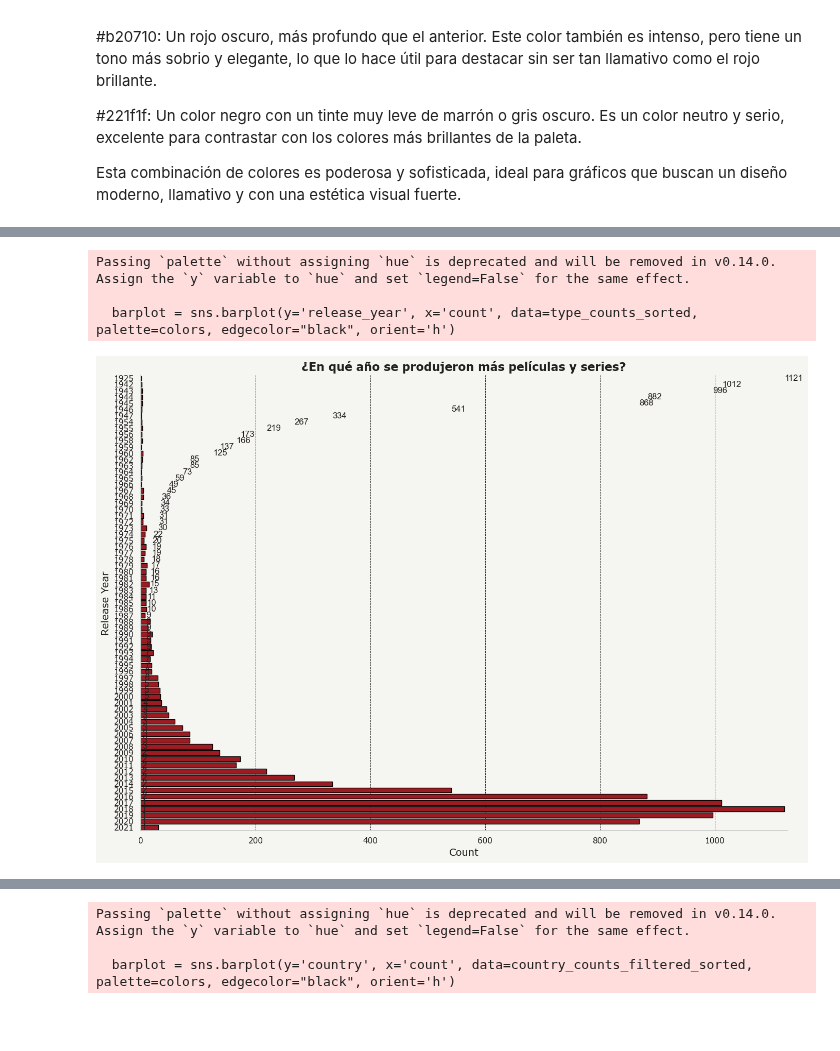
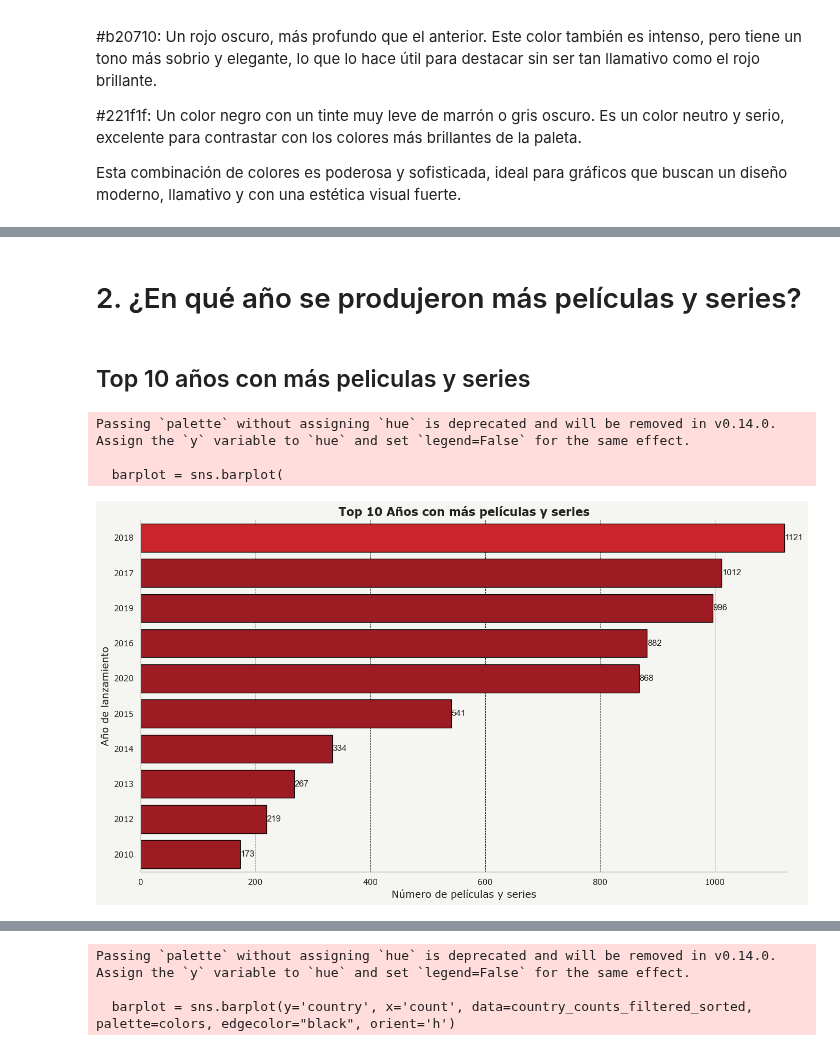
Before and after one commit to phobbins/AnalisisDatos, a Jupyter notebook: Practico 2/practico2.ipynb, the cells around one changed output, grey strips where cells are left out. Drawn from its saved outputs; the diff is of its cells as text; code cells hidden in the pictures; blank space fills up the shorter version.

```diff
--- a/Practico 2/practico2.ipynb
+++ b/Practico 2/practico2.ipynb
@@ -98,7 +98,8 @@ Passing `palette` without assigning `hue` is deprecated and will be removed in v
+# %% [markdown]
+# 2. ¿En qué año se produjeron más películas y series?
+# %% [markdown]
+## Top 10 años con más peliculas y series
 # %%
-import matplotlib.pyplot as plt
-import seaborn as sns
-import pandas as pd
 
 # Definir colores personalizados
 bright_red = '#e50914'  # Rojo brillante para la barra más grande
@@ -108,49 +109,61 @@ text_color = '#221f1f'  # Color de las letras negro
 
 plt.rcParams['font.family'] = 'Verdana'  # Asegúrate de que esta fuente esté instalada
 
-# Contar las ocurrencias y ordenar
-type_counts = df['release_year'].value_counts().reset_index()
-type_counts.columns = ['release_year', 'count']
-type_counts_sorted = type_counts.sort_values(by='count', ascending=False)
+# Contar el número de películas por año
+year_counts = df['release_year'].value_counts().reset_index()
+year_counts.columns = ['release_year', 'count']
 
-# Crear la paleta de colores para las barras
-colors = [bright_red if i == 0 else dark_red for i in range(len(type_counts_sorted))]
+# Ordenar por el número de películas y obtener los 10 años con más películas
+year_counts_sorted = year_counts.sort_values(by='count', ascending=False).head(10)
 
-# Configurar el fondo y las letras
-plt.figure(figsize=(14, 10), facecolor=background_color)
+# Aplicar el color rojo brillante al año con más películas
+max_count = year_counts_sorted['count'].max()
+
+# Crear paleta de colores donde el año con más películas tiene el color rojo brillante
+colors = [bright_red if count == max_count else dark_red for count in year_counts_sorted['count']]
+
+# Crear el gráfico de barras
+plt.figure(figsize=(14, 8), facecolor=background_color)
 plt.gca().set_facecolor(background_color)
 sns.set(style="whitegrid", rc={"axes.facecolor": background_color})
 
-# Crear el gráfico de barras horizontales
-barplot = sns.barplot(y='release_year', x='count', data=type_counts_sorted, palette=colors, edgecolor="black", orient='h')
+# Graficar las barras, utilizando `order` para asegurar que respete el orden del DataFrame
+barplot = sns.barplot(
+    y='release_year',
+    x='count',
+    data=year_counts_sorted,
+    palette=colors,
+    edgecolor="black",
+    orient='h',
+    order=year_counts_sorted['release_year']  # Asegura el orden en el gráfico
+)
 
-# Cambiar color de las letras
-barplot.set_xlabel('Count', fontsize=14, color=text_color)
-barplot.set_ylabel('Release Year', fontsize=14, color=text_color)
-barplot.set_title('¿En qué año se produjeron más películas y series?', fontsize=16, fontweight='bold', color=text_color)
+# Personalizar etiquetas y título
+barplot.set_xlabel('Número de películas y series', fontsize=14, color=text_color)
+barplot.set_ylabel('Año de lanzamiento', fontsize=14, color=text_color)
+barplot.set_title('Top 10 Años con más películas y series', fontsize=16, fontweight='bold', color=text_color)
 barplot.tick_params(axis='x', colors=text_color)
 barplot.tick_params(axis='y', colors=text_color)
 
 # Añadir etiquetas de valor al final de las barras
-for index, value in enumerate(type_counts_sorted['count']):
+for index, value in enumerate(year_counts_sorted['count']):
     plt.text(value + 0.5, index, f'{value}', va='center', fontsize=12, color=text_color, ha='left')
 
 # Añadir un margen al final de las barras
-plt.xlim(0, type_counts_sorted['count'].max() + 5)
+plt.xlim(0, year_counts_sorted['count'].max() + 5)
 
 # Cambiar color de la cuadrícula
 plt.grid(True, which='both', axis='x', linestyle='--', linewidth=0.7, color=text_color)
 
 # Eliminar el borde superior y derecho
 sns.despine()
 
 plt.tight_layout()  # Ajustar el diseño para evitar superposiciones
 
-
 # Mostrar el gráfico
 plt.show()
 # %% [output]
 Passing `palette` without assigning `hue` is deprecated and will be removed in v0.14.0. Assign the `y` variable to `hue` and set `legend=False` for the same effect.
 
-  barplot = sns.barplot(y='release_year', x='count', data=type_counts_sorted, palette=colors, edgecolor="black", orient='h')
+  barplot = sns.barplot(
-[figure, old version]
+[figure, new version]
```
Also changed, not shown: parts of 7 cells of this notebook.
